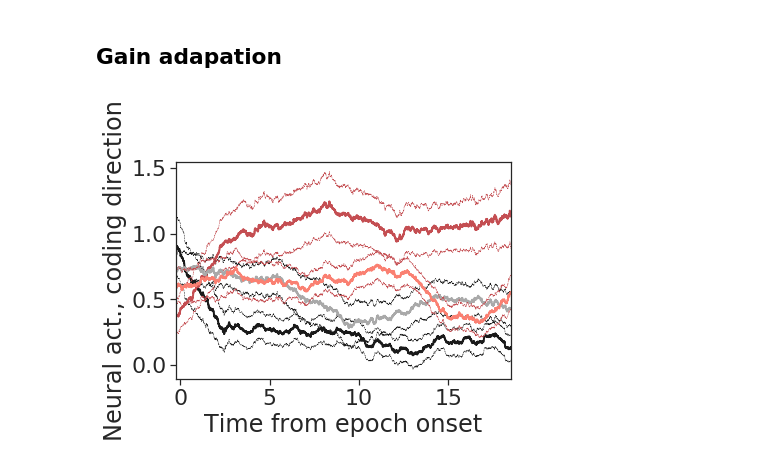
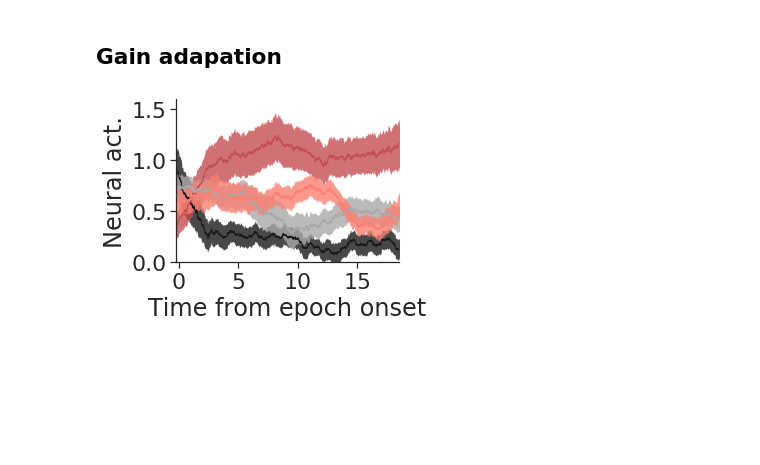
Before and after one commit to zqwei/DRN_voltage_analysis, a Jupyter notebook: Notebooks/gain_ablt_population_code.ipynb, the cells around one changed output. Cells and saved outputs as stored; diff of their text form; code cells hidden in the pictures; blank space fills up the shorter version.

Commit message:
update plots

```diff
--- a/Notebooks/gain_ablt_population_code.ipynb
+++ b/Notebooks/gain_ablt_population_code.ipynb
@@ -188,47 +185,54 @@ lda_high_ = np.array(high_list_)
 # %%
 # lda_low = lda_low/lda_high.max(axis=-1, keepdims=True)
 # lda_high = lda_high/lda_high.max(axis=-1, keepdims=True)
-
+plt.figure(figsize=(4, 3))
 tmin=-1
 tmax=19
 
 # ave_ = np.percentile(lda_low, 90, axis=0)
 ave_ = np.mean(lda_low[valid], axis=0)
 sem_ = sem(lda_low[valid], axis=0)/3
 # plt.plot(np.arange(tmin, tmax, 1/300), lda_low.T, '-k', lw=0.5, label='low gain')
-plt.plot(np.arange(tmin, tmax, 1/300), ave_, '-k', lw=2, label='low gain')
-plt.plot(np.arange(tmin, tmax, 1/300), ave_+sem_, '--k', lw=0.5)
-plt.plot(np.arange(tmin, tmax, 1/300), ave_-sem_, '--k', lw=0.5)
+# plt.plot(np.arange(tmin, tmax, 1/300), ave_, '-k', lw=2, label='low gain')
+# plt.plot(np.arange(tmin, tmax, 1/300), ave_+sem_, '--k', lw=0.5)
+# plt.plot(np.arange(tmin, tmax, 1/300), ave_-sem_, '--k', lw=0.5)
+shaded_errorbar(np.arange(tmin, tmax, 1/300), ave_, sem_, color='k')
+
 
 # ave_ = np.percentile(lda_high, 90, axis=0)
 ave_ = np.mean(lda_high[valid], axis=0)
 sem_ = sem(lda_high[valid], axis=0)/3
 # plt.plot(np.arange(tmin, tmax, 1/300), lda_high.T, '-r', lw=0.5, label='high gain')
-plt.plot(np.arange(tmin, tmax, 1/300), ave_, '-r', lw=2, label='high gain')
-plt.plot(np.arange(tmin, tmax, 1/300), ave_+sem_, '--r', lw=0.5)
-plt.plot(np.arange(tmin, tmax, 1/300), ave_-sem_, '--r', lw=0.5)
-plt.xlim([-0.25, tmax-0.5])
+# plt.plot(np.arange(tmin, tmax, 1/300), ave_, '-r', lw=2, label='high gain')
+# plt.plot(np.arange(tmin, tmax, 1/300), ave_+sem_, '--r', lw=0.5)
+# plt.plot(np.arange(tmin, tmax, 1/300), ave_-sem_, '--r', lw=0.5)
+shaded_errorbar(np.arange(tmin, tmax, 1/300), ave_, sem_, color='r')
 
 
 # ave_ = np.percentile(lda_low, 90, axis=0)
 ave_ = np.mean(lda_low_[valid], axis=0)
 sem_ = sem(lda_low_[valid], axis=0)/3
 # plt.plot(np.arange(tmin, tmax, 1/300), lda_low.T, '-k', lw=0.5, label='low gain')
-plt.plot(np.arange(tmin, tmax, 1/300), ave_, '-', color='darkgray', lw=2, label='low gain')
-plt.plot(np.arange(tmin, tmax, 1/300), ave_+sem_, '--k', lw=0.5)
-plt.plot(np.arange(tmin, tmax, 1/300), ave_-sem_, '--k', lw=0.5)
+# plt.plot(np.arange(tmin, tmax, 1/300), ave_, '-', color='darkgray', lw=2, label='low gain')
+# plt.plot(np.arange(tmin, tmax, 1/300), ave_+sem_, '--k', lw=0.5)
+# plt.plot(np.arange(tmin, tmax, 1/300), ave_-sem_, '--k', lw=0.5)
+shaded_errorbar(np.arange(tmin, tmax, 1/300), ave_, sem_, color='darkgray')
 
 # ave_ = np.percentile(lda_high, 90, axis=0)
 ave_ = np.mean(lda_high_[valid], axis=0)
 sem_ = sem(lda_high_[valid], axis=0)/3
 # plt.plot(np.arange(tmin, tmax, 1/300), lda_high.T, '-r', lw=0.5, label='high gain')
-plt.plot(np.arange(tmin, tmax, 1/300), ave_, '-', color='salmon', lw=2, label='high gain')
-plt.plot(np.arange(tmin, tmax, 1/300), ave_+sem_, '--r', lw=0.5)
-plt.plot(np.arange(tmin, tmax, 1/300), ave_-sem_, '--r', lw=0.5)
+# plt.plot(np.arange(tmin, tmax, 1/300), ave_, '-', color='salmon', lw=2, label='high gain')
+# plt.plot(np.arange(tmin, tmax, 1/300), ave_+sem_, '--r', lw=0.5)
+# plt.plot(np.arange(tmin, tmax, 1/300), ave_-sem_, '--r', lw=0.5)
+shaded_errorbar(np.arange(tmin, tmax, 1/300), ave_, sem_, color='salmon')
 plt.xlim([-0.25, tmax-0.5])
-
+plt.ylim([0, 1.6])
 plt.xlabel('Time from epoch onset')
-plt.ylabel('Neural act., coding direction')
-plt.show()
+plt.yticks(np.arange(0, 2., .5))
+plt.xticks(np.arange(0, 20, 5))
+plt.ylabel('Neural act.')
+sns.despine()
+plt.savefig('../Plots/population/gain_adaptation_ablt_se.pdf')
 # %% [output]
-[figure, old version]
+[figure, new version]
```
Also changed, not shown: parts of 2 cells of this notebook, 2 other files.
